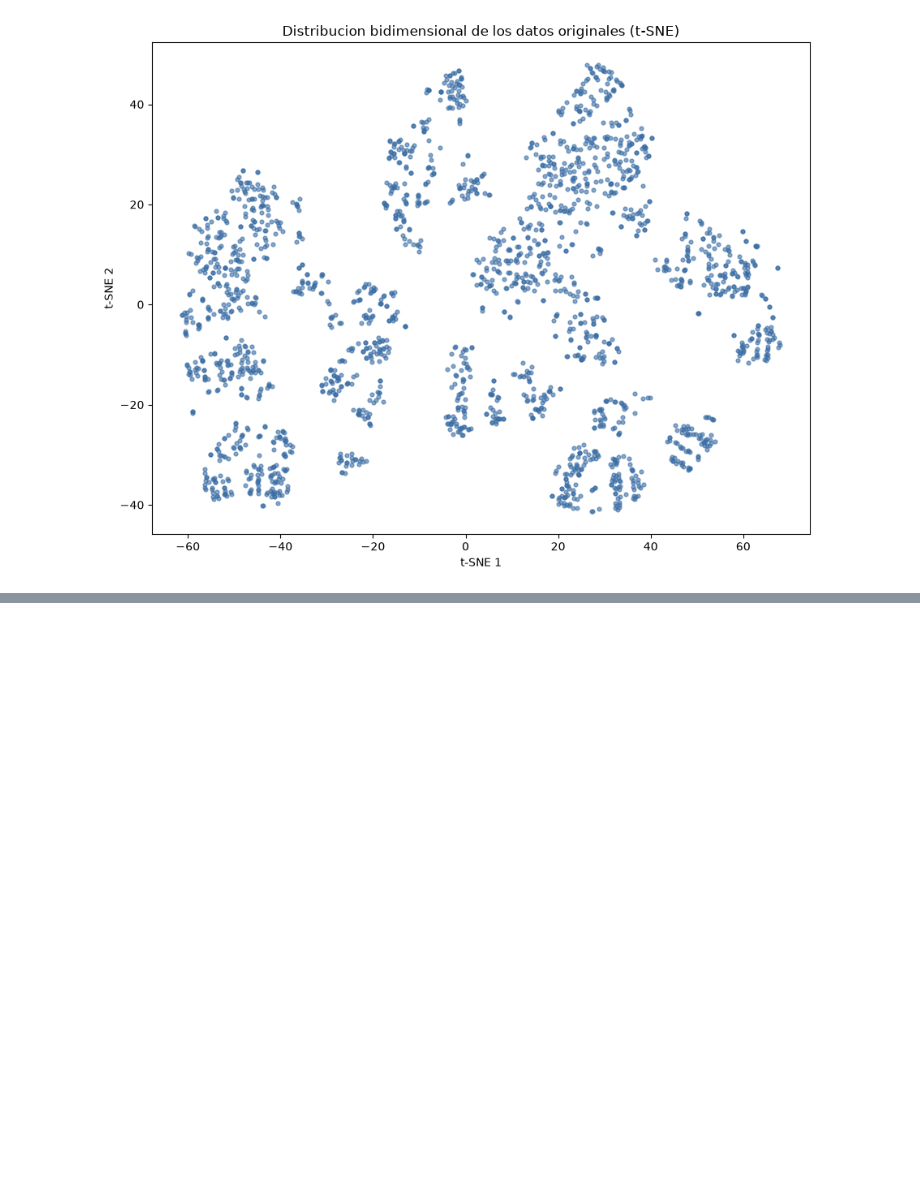
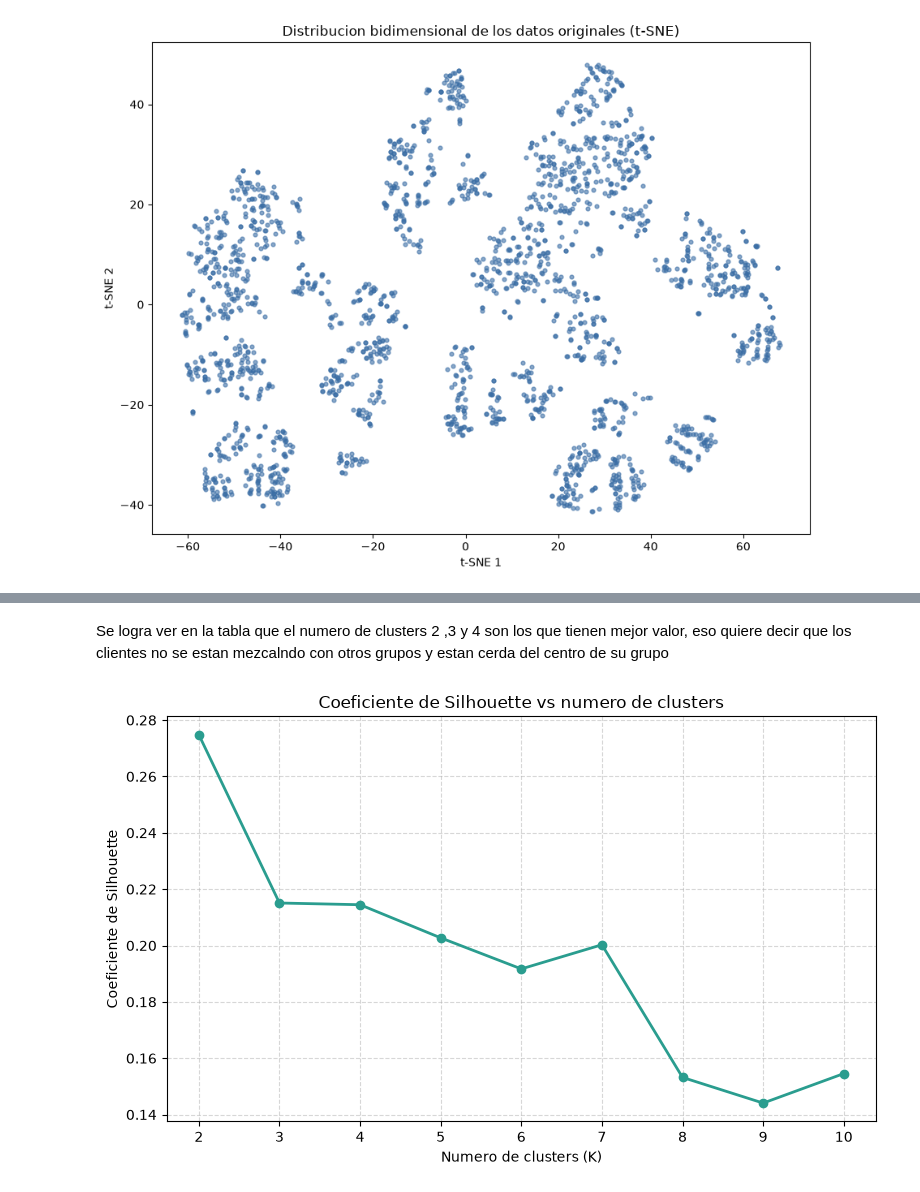
Before and after one commit to gabriel1-du/Aprendizaje-no-supervisado-Reduccion-de-dimensionaldiad-Clustering-y-validacion-, a Jupyter notebook: notebooks/notebook.ipynb, the cells around one changed output, grey strips where cells are left out. Saved outputs shown, nothing was run; the diff lists cells and outputs as text; code cells hidden in the pictures; blank space fills up the shorter version.

```diff
--- a/notebooks/notebook.ipynb
+++ b/notebooks/notebook.ipynb
@@ -207,0 +278,15 @@ plt.show()
+# %%
+# Coeficiente de Silhouette para K = 2 hasta 10
+# (K = 1 no es valido: la silueta requiere al menos 2 clusters)
+rango_k_silhouette = range(2, 11)
+silhouette = []
+
+for k in rango_k_silhouette:
+    etiquetas = KMeans(n_clusters=k, random_state=42, n_init=10).fit_predict(df)
+    silhouette.append(silhouette_score(df, etiquetas))
+
+resultado_silhouette = pd.DataFrame({
+    "n_clusters": list(rango_k_silhouette),
+    "silhouette": silhouette,
+})
+resultado_silhouette
@@ -207,0 +304,23 @@ plt.show()
+# %% [markdown]
+Se logra ver en la tabla que el numero de clusters 2 ,3 y 4 son los que tienen mejor valor, eso quiere decir que los clientes no se estan mezcalndo con otros grupos y estan cerda del centro de su grupo
+# %%
+# Grafico Silhouette vs numero de clusters
+import matplotlib.pyplot as plt
+
+fig, ax = plt.subplots(figsize=(8, 5))
+ax.plot(
+    resultado_silhouette["n_clusters"],
+    resultado_silhouette["silhouette"],
+    marker="o",
+    linewidth=2,
+    color="#2a9d8f",
+)
+ax.set_xlabel("Numero de clusters (K)")
+ax.set_ylabel("Coeficiente de Silhouette")
+ax.set_title("Coeficiente de Silhouette vs numero de clusters")
+ax.set_xticks(resultado_silhouette["n_clusters"])
+ax.grid(True, linestyle="--", alpha=0.5)
+plt.tight_layout()
+plt.show()
+# %% [output]
+[figure, added]
```
Also changed, not shown: parts of 9 cells of this notebook, 1 other file.
